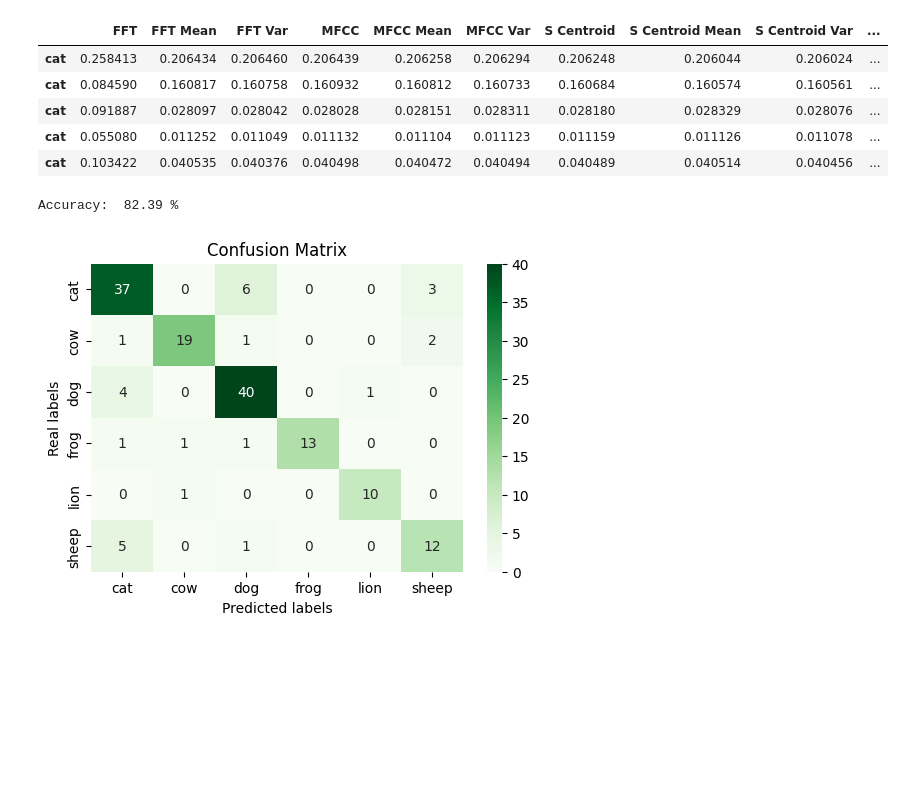
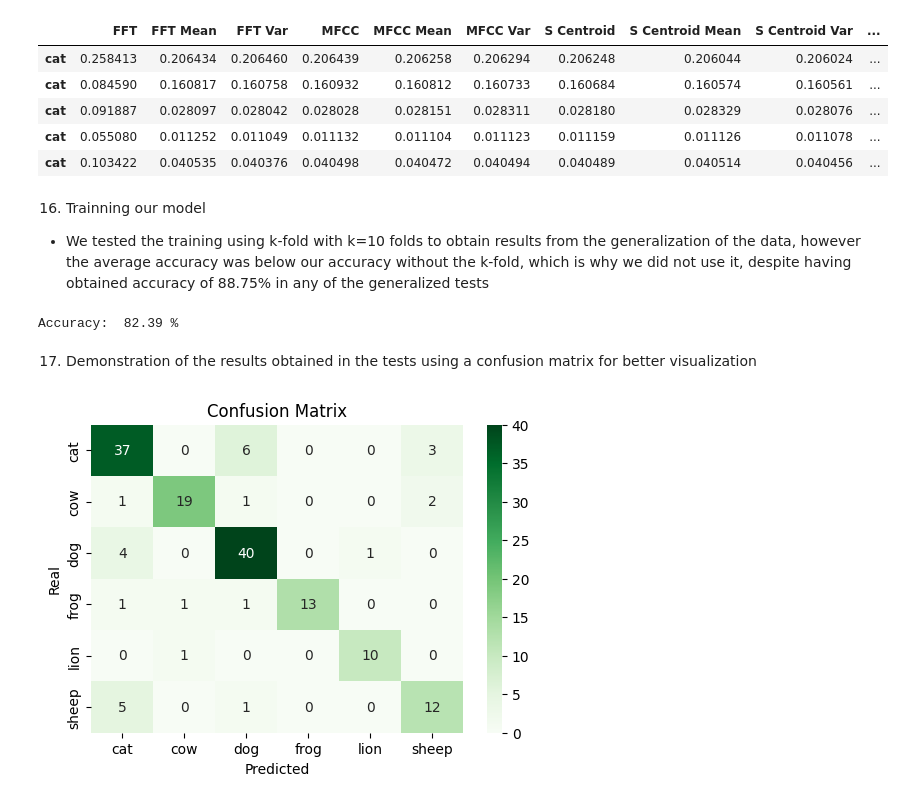
Before and after one commit to ribeirowski/ES413_Sinais, a Jupyter notebook: projeto_sinais.ipynb, the cells around one changed output. Cells and saved outputs as stored; diff of their text form; code cells hidden in the pictures; blank space fills up the shorter version.

```diff
--- a/projeto_sinais.ipynb
+++ b/projeto_sinais.ipynb
@@ -371,6 +362,9 @@ tabela.head()
 | cat | 0.091887 | 0.028097 | 0.028042 | 0.028028 | 0.028151 | 0.028311 | 0.028180 | 0.028329 | 0.028076 | ... |
 | cat | 0.055080 | 0.011252 | 0.011049 | 0.011132 | 0.011104 | 0.011123 | 0.011159 | 0.011126 | 0.011078 | ... |
 | cat | 0.103422 | 0.040535 | 0.040376 | 0.040498 | 0.040472 | 0.040494 | 0.040489 | 0.040514 | 0.040456 | ... |
+# %% [markdown]
+16. Trainning our model
+- We tested the training using k-fold with k=10 folds to obtain results from the generalization of the data, however the average accuracy was below our accuracy without the k-fold, which is why we did not use it, despite having obtained accuracy of 88.75% in any of the generalized tests
 # %%
 # Splitting data into training (80% = 635) and testing (20% = 159) set
 X_train, X_test, Y_train, Y_test = train_test_split(features, labels, test_size=0.2, random_state=42)
@@ -388,24 +382,26 @@ accuracy = accuracy_score(Y_test, Y_pred)
 print("Accuracy: ", round((accuracy * 100), 2), "%")
 # %% [output]
 Accuracy:  82.39 %
+# %% [markdown]
+17. Demonstration of the results obtained in the tests using a confusion matrix for better visualization
 # %%
-# Somar as matrizes de confusão de cada teste
+# Sum of the confusion matrices of each test
 conf_matrix = confusion_matrix(Y_test, Y_pred, labels=list(animals.keys()))
 
-# Exibir Confusion Matrix
+# Show confusion matrix
 plt.figure(figsize=(6, 4))
 ax = plt.subplot()
 sns.heatmap(conf_matrix, cmap="Greens", annot=True, ax=ax)
 
 ax.set_title('Confusion Matrix')
-ax.set_xlabel('Predicted labels')
-ax.set_ylabel('Real labels')
+ax.set_xlabel('Predicted')
+ax.set_ylabel('Real')
 ax.xaxis.set_ticklabels(list(animals.keys()))
 ax.yaxis.set_ticklabels(list(animals.keys()))
 
 plt.show()
 # %% [output]
-[figure, old version]
+[figure, new version]
 # %%
 # Dangerous zone (delete directory)
 # import shutil
```
Also changed, not shown: parts of 29 cells of this notebook.
